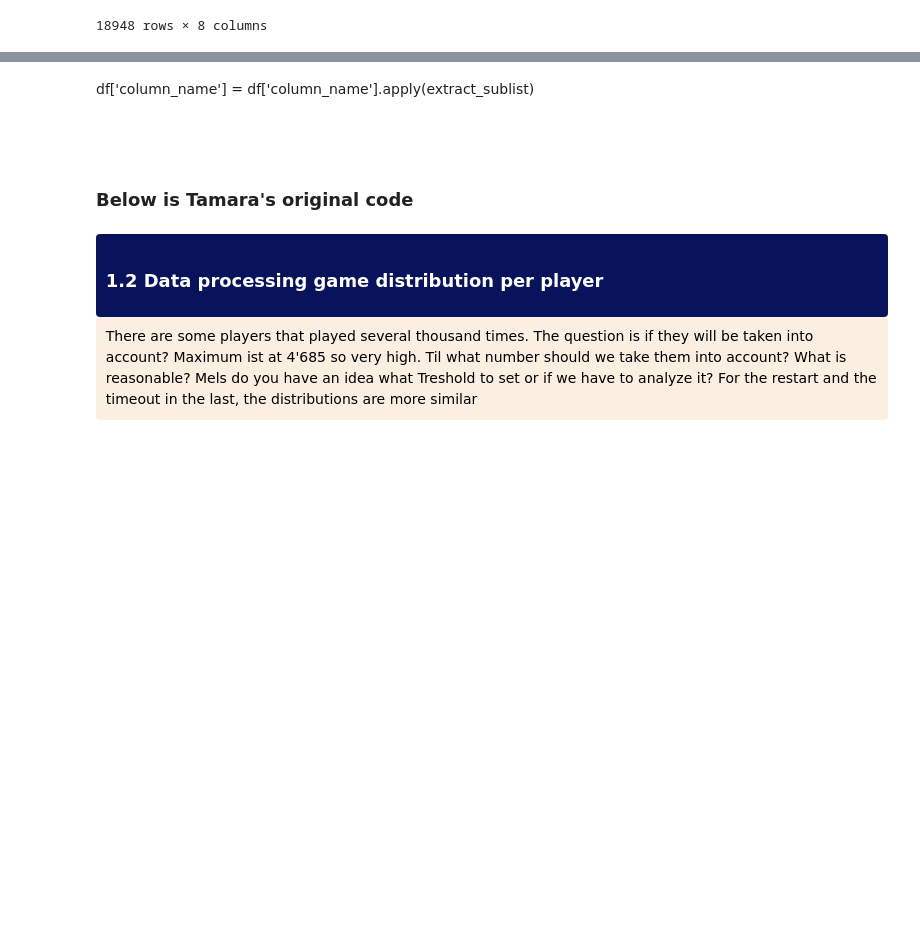
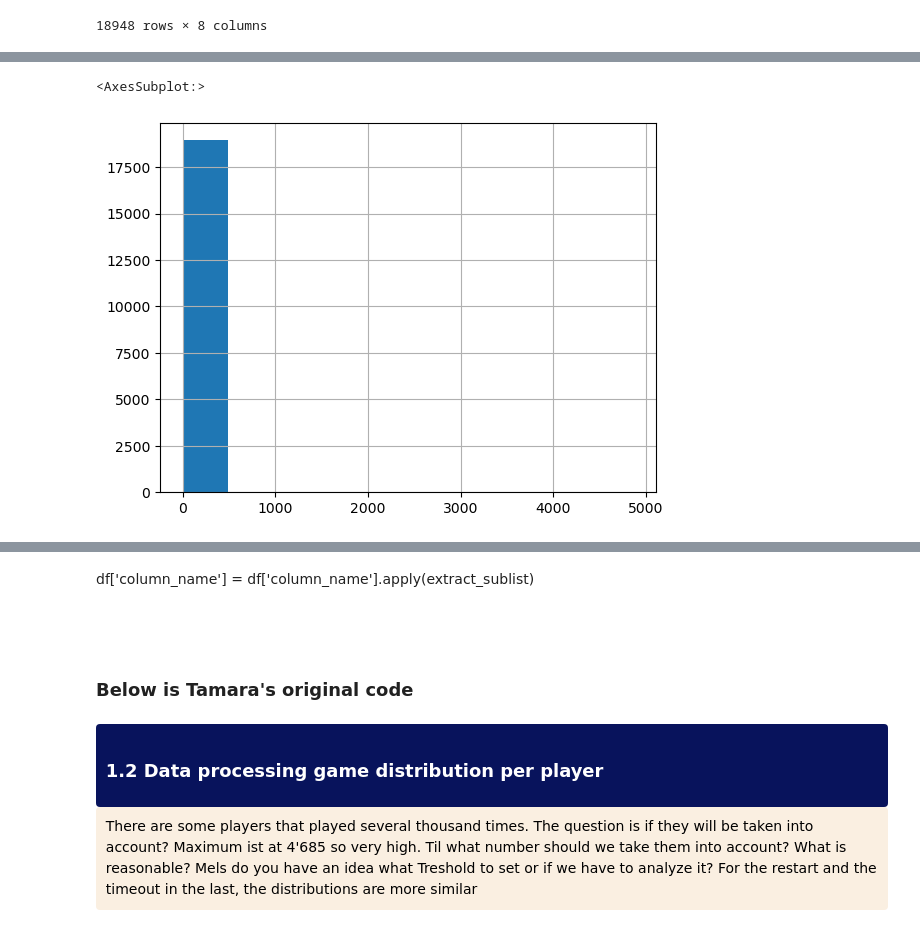
Before and after one commit to epfl-ada/ada-2022-project-7yobananaboy7, a Jupyter notebook: between_game.ipynb, the cells around one changed output, grey strips where cells are left out. Drawn from its saved outputs; the diff is of its cells as text; code cells hidden in the pictures; blank space fills up the shorter version.

```diff
--- a/between_game.ipynb
+++ b/between_game.ipynb
@@ -520,0 +587,5 @@ feature_final
+# %%
+feature_final['nb_total_games'].hist()
+# %% [output]
+<AxesSubplot:>
+[figure, added]
```
Also changed, not shown: parts of 20 cells of this notebook.
